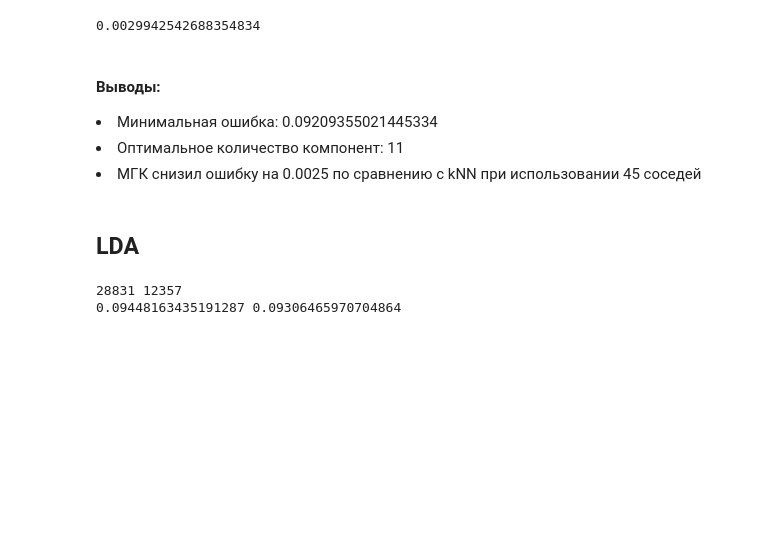
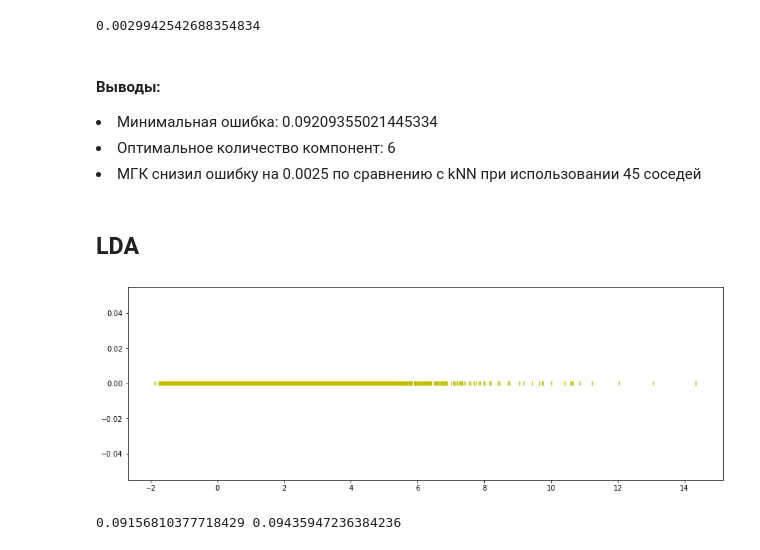
Before and after one commit to k2Pastor/Machine-Learning, a Jupyter notebook: homeWork.ipynb, the cells around one changed output. Cells and saved outputs as stored; diff of their text form; code cells hidden in the pictures; blank space fills up the shorter version.

```diff
--- a/homeWork.ipynb
+++ b/homeWork.ipynb
@@ -836,23 +834,38 @@ print(err_test - err_test_PCA)
 # %% [markdown]
 #### Выводы:
 <li> Минимальная ошибка: 0.09209355021445334 </li>
-<li> Оптимальное количество компонент: 11 </li>
+<li> Оптимальное количество компонент: 6 </li>
 <li> МГК снизил ошибку на 0.0025 по сравнению с kNN при использовании 45 соседей </li>
 # %% [markdown]
 ## LDA
-# %%
-from sklearn import discriminant_analysis
-lda_model = discriminant_analysis.LinearDiscriminantAnalysis()
-X_train, X_test, y_train, y_test = train_test_split(X, y, test_size = 0.3, random_state = 42)
-N_train, _ = X_train.shape
-N_test,  _ = X_test.shape
-print(N_train, N_test)
-lda_model.fit(X_train, y_train)
-y_pred = lda_model.predict(X_train)
-y_test_pred = lda_model.predict(X_test)
-err_train = np.mean(y_train != y_pred)
-err_test = np.mean(y_test != y_test_pred)
-print(err_train, err_test)
-# %% [output]
-28831 12357
-0.09448163435191287 0.09306465970704864
+# %%
+from sklearn import discriminant_analysis
+lda = discriminant_analysis.LinearDiscriminantAnalysis(n_components = 1)
+lda.fit(X, y)
+X_lda = lda.transform(X)
+# %%
+colors = []
+for i in y:
+    if i == 'r':
+        colors.append('r')
+    else:
+        colors.append('y')
+
+fig = plt.figure(figsize = (15, 5))
+ax = fig.subplots()
+
+ax.scatter(X_lda[:, 0], [0] * len(X_lda), c = colors, marker = '|')
+plt.show()
+# %% [output]
+[figure, added]
+# %%
+X_train, X_test, Y_train, Y_test = train_test_split(X_lda, y, test_size = 0.3, random_state = 42)
+
+knn = KNeighborsClassifier(n_neighbors = best_n_neighbors).fit(X_train, Y_train)
+
+err_train = np.mean(Y_train != knn.predict(X_train))
+err_test  = np.mean(Y_test  != knn.predict(X_test))
+
+print(err_train, err_test)
+# %% [output]
+0.09156810377718429 0.09435947236384236
```
Also changed, not shown: parts of 1 cell of this notebook.
